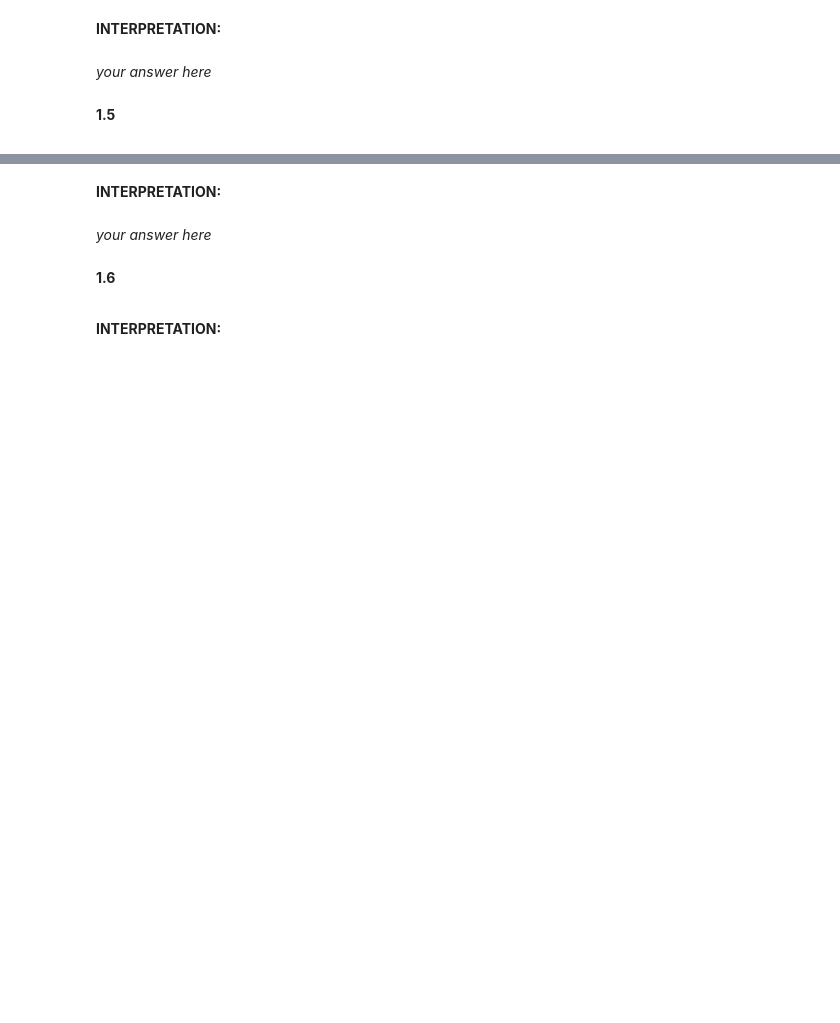
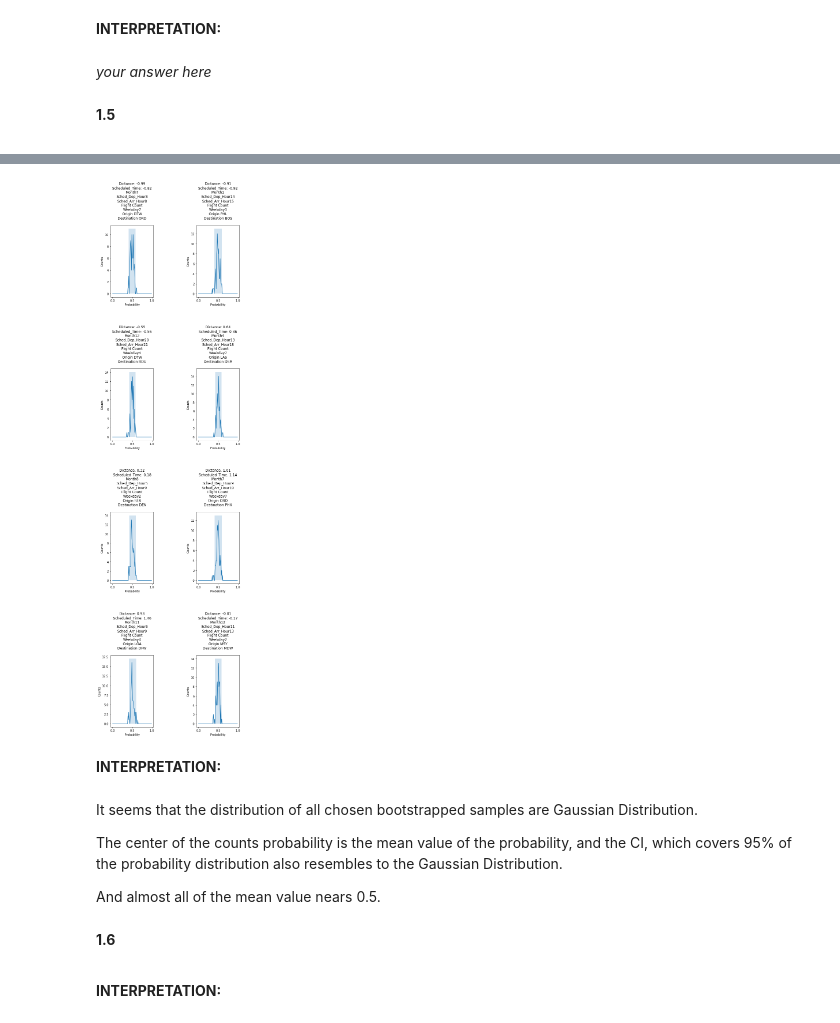
Before and after one commit to ST-807-G6/ST807-HW1, a Jupyter notebook: HW1_scaffold.ipynb, the cells around one changed output, grey strips where cells are left out. Saved outputs shown, nothing was run; the diff lists cells and outputs as text; code cells hidden in the pictures; blank space fills up the shorter version.

Commit message:
Almost finish 1.5, while gaining classes does not work

```diff
--- a/HW1_scaffold.ipynb
+++ b/HW1_scaffold.ipynb
@@ -547,7 +564,55 @@ Wall time: 7.75 s
+# %%
+# generate your plot
+# your code here
+import scipy
+
+def generat_random_data(size):
+    random_choice=np.random.randint(low=0,high=X_test.shape[0],size=8)
+    prob_list=[]
+    mean_list=[]
+    std_list=[]
+    for i in random_choice:
+        probability=[]
+        for j in predictions:
+            probability.append(j[i])
+        probability=np.squeeze(np.array(probability))
+        prob=np.zeros(100)
+        for i in probability:
+            prob[int(i*100)]+=1
+        prob_list.append(prob)
+        mean_list.append(np.mean(probability))
+        std_list.append(np.std(probability))
+    return prob_list,random_choice,mean_list,std_list
+
+results,choices,means,stds=generat_random_data(8)
+plt.figure(figsize=(8,32))
+for i in range(1,9):
+    choice=X_test[choices[i-1]]
+
+    index=np.argwhere(choice!=0)
+    index=np.squeeze(index)
+    title_str='Dictance: '+str(round(choice[0],2))+'\nScheduled_Time: '+str(round(choice[1],2))+'\n'
+    for k in range(2,len(index)):
+        title_str=title_str+name_list[index[k]]+"\n"
+
+    left_mark,right_mark=scipy.stats.norm.interval(0.95,loc=means[i-1],scale=stds[i-1])
+    ax=plt.subplot(420+i)
+    plt.plot(np.arange(0,100,1)/100,results[i-1])
+    plt.fill_between([left_mark,right_mark],0,np.max(results[i-1])+1,alpha=0.2)
+    ax.set_title(title_str)
+    plt.xlabel("Probability")
+    plt.ylabel('Counts')
+    plt.subplots_adjust(wspace=1,hspace=1)
+# %% [output]
+[figure, added]
 # %% [markdown]
 **INTERPRETATION:**
-# %% [markdown]
-*your answer here*
+# %% [markdown]
+It seems that the distribution of all chosen bootstrapped samples are Gaussian Distribution.
+
+The center of the counts probability is the mean value of the probability, and the CI, which covers 95% of the probability distribution also resembles to the Gaussian Distribution.
+
+And almost all of the mean value nears 0.5.
 # %% [markdown]
 <div class='exercise-r'>
 
```
Also changed, not shown: parts of 9 cells of this notebook, 2 other files.
